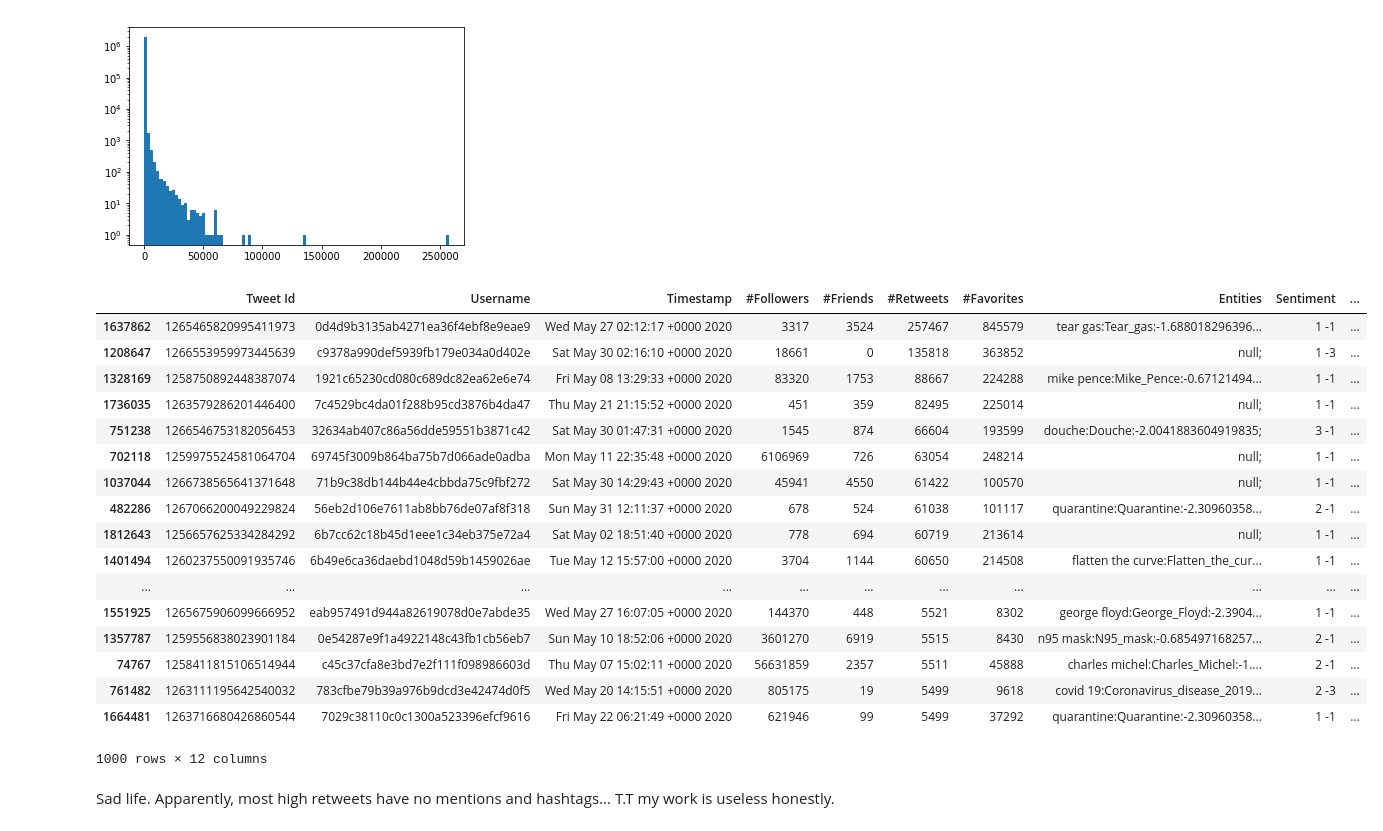
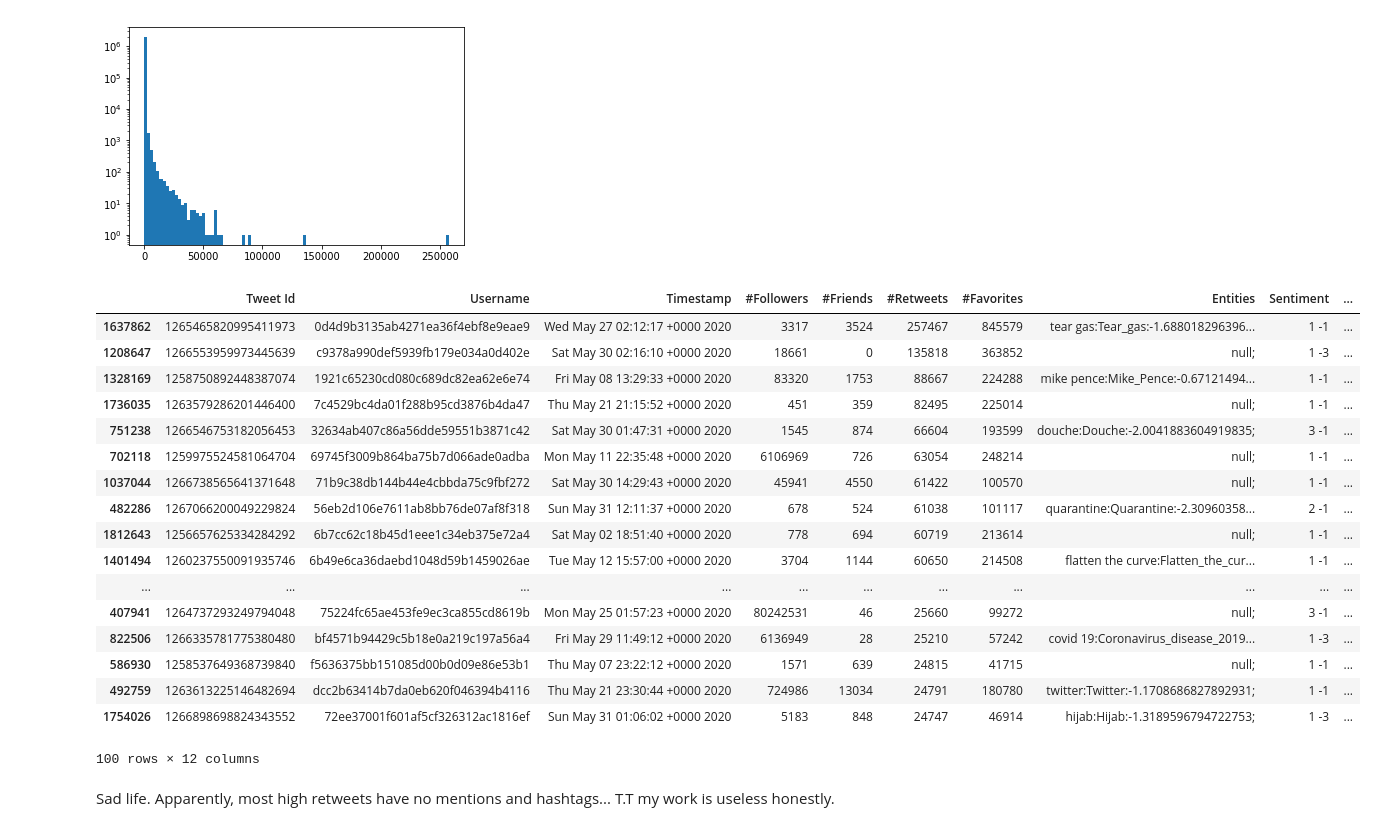
Before and after one commit to arglux/50021-ai-project, a Jupyter notebook: exploration.ipynb, the cells around one changed output. Saved outputs shown, nothing was run; the diff lists cells and outputs as text; code cells hidden in the pictures.

```diff
--- a/exploration.ipynb
+++ b/exploration.ipynb
@@ -112,26 +112,26 @@ plt.show()
 [figure]
 # %%
 sorted_by_retweets = data.sort_values(by='#Retweets', ascending=False)
-sorted_by_retweets.head(1000)
+sorted_by_retweets.head(100)
 # %% [output]
 |  | Tweet Id | Username | Timestamp | #Followers | #Friends | #Retweets | #Favorites | Entities | Sentiment | ... |
 | 1637862 | 1265465820995411973 | 0d4d9b3135ab4271ea36f4ebf8e9eae9 | Wed May 27 02:12:17 +0000 2020 | 3317 | 3524 | 257467 | 845579 | tear gas:Tear_gas:-1.688018296396... | 1 -1 | ... |
 | 1208647 | 1266553959973445639 | c9378a990def5939fb179e034a0d402e | Sat May 30 02:16:10 +0000 2020 | 18661 | 0 | 135818 | 363852 | null; | 1 -3 | ... |
 | 1328169 | 1258750892448387074 | 1921c65230cd080c689dc82ea62e6e74 | Fri May 08 13:29:33 +0000 2020 | 83320 | 1753 | 88667 | 224288 | mike pence:Mike_Pence:-0.67121494... | 1 -1 | ... |
 | 1736035 | 1263579286201446400 | 7c4529bc4da01f288b95cd3876b4da47 | Thu May 21 21:15:52 +0000 2020 | 451 | 359 | 82495 | 225014 | null; | 1 -1 | ... |
 | 751238 | 1266546753182056453 | 32634ab407c86a56dde59551b3871c42 | Sat May 30 01:47:31 +0000 2020 | 1545 | 874 | 66604 | 193599 | douche:Douche:-2.0041883604919835; | 3 -1 | ... |
 | 702118 | 1259975524581064704 | 69745f3009b864ba75b7d066ade0adba | Mon May 11 22:35:48 +0000 2020 | 6106969 | 726 | 63054 | 248214 | null; | 1 -1 | ... |
 | 1037044 | 1266738565641371648 | 71b9c38db144b44e4cbbda75c9fbf272 | Sat May 30 14:29:43 +0000 2020 | 45941 | 4550 | 61422 | 100570 | null; | 1 -1 | ... |
 | 482286 | 1267066200049229824 | 56eb2d106e7611ab8bb76de07af8f318 | Sun May 31 12:11:37 +0000 2020 | 678 | 524 | 61038 | 101117 | quarantine:Quarantine:-2.30960358... | 2 -1 | ... |
 | 1812643 | 1256657625334284292 | 6b7cc62c18b45d1eee1c34eb375e72a4 | Sat May 02 18:51:40 +0000 2020 | 778 | 694 | 60719 | 213614 | null; | 1 -1 | ... |
 | 1401494 | 1260237550091935746 | 6b49e6ca36daebd1048d59b1459026ae | Tue May 12 15:57:00 +0000 2020 | 3704 | 1144 | 60650 | 214508 | flatten the curve:Flatten_the_cur... | 1 -1 | ... |
 | ... | ... | ... | ... | ... | ... | ... | ... | ... | ... | ... |
-| 1551925 | 1265675906099666952 | eab957491d944a82619078d0e7abde35 | Wed May 27 16:07:05 +0000 2020 | 144370 | 448 | 5521 | 8302 | george floyd:George_Floyd:-2.3904... | 1 -1 | ... |
-| 1357787 | 1259556838023901184 | 0e54287e9f1a4922148c43fb1cb56eb7 | Sun May 10 18:52:06 +0000 2020 | 3601270 | 6919 | 5515 | 8430 | n95 mask:N95_mask:-0.685497168257... | 2 -1 | ... |
-| 74767 | 1258411815106514944 | c45c37cfa8e3bd7e2f111f098986603d | Thu May 07 15:02:11 +0000 2020 | 56631859 | 2357 | 5511 | 45888 | charles michel:Charles_Michel:-1.... | 2 -1 | ... |
-| 761482 | 1263111195642540032 | 783cfbe79b39a976b9dcd3e42474d0f5 | Wed May 20 14:15:51 +0000 2020 | 805175 | 19 | 5499 | 9618 | covid 19:Coronavirus_disease_2019... | 2 -3 | ... |
-| 1664481 | 1263716680426860544 | 7029c38110c0c1300a523396efcf9616 | Fri May 22 06:21:49 +0000 2020 | 621946 | 99 | 5499 | 37292 | quarantine:Quarantine:-2.30960358... | 1 -1 | ... |
+| 407941 | 1264737293249794048 | 75224fc65ae453fe9ec3ca855cd8619b | Mon May 25 01:57:23 +0000 2020 | 80242531 | 46 | 25660 | 99272 | null; | 3 -1 | ... |
+| 822506 | 1266335781775380480 | bf4571b94429c5b18e0a219c197a56a4 | Fri May 29 11:49:12 +0000 2020 | 6136949 | 28 | 25210 | 57242 | covid 19:Coronavirus_disease_2019... | 1 -3 | ... |
+| 586930 | 1258537649368739840 | f5636375bb151085d00b0d09e86e53b1 | Thu May 07 23:22:12 +0000 2020 | 1571 | 639 | 24815 | 41715 | null; | 1 -1 | ... |
+| 492759 | 1263613225146482694 | dcc2b63414b7da0eb620f046394b4116 | Thu May 21 23:30:44 +0000 2020 | 724986 | 13034 | 24791 | 180780 | twitter:Twitter:-1.1708686827892931; | 1 -1 | ... |
+| 1754026 | 1266898698824343552 | 72ee37001f601af5cf326312ac1816ef | Sun May 31 01:06:02 +0000 2020 | 5183 | 848 | 24747 | 46914 | hijab:Hijab:-1.3189596794722753; | 1 -3 | ... |
-1000 rows × 12 columns
+100 rows × 12 columns
 # %% [markdown]
 Sad life. Apparently, most high retweets have no mentions and hashtags... T.T my work is useless honestly.
 # %%
```
Also changed, not shown: parts of 5 cells of this notebook, 4 other files.
